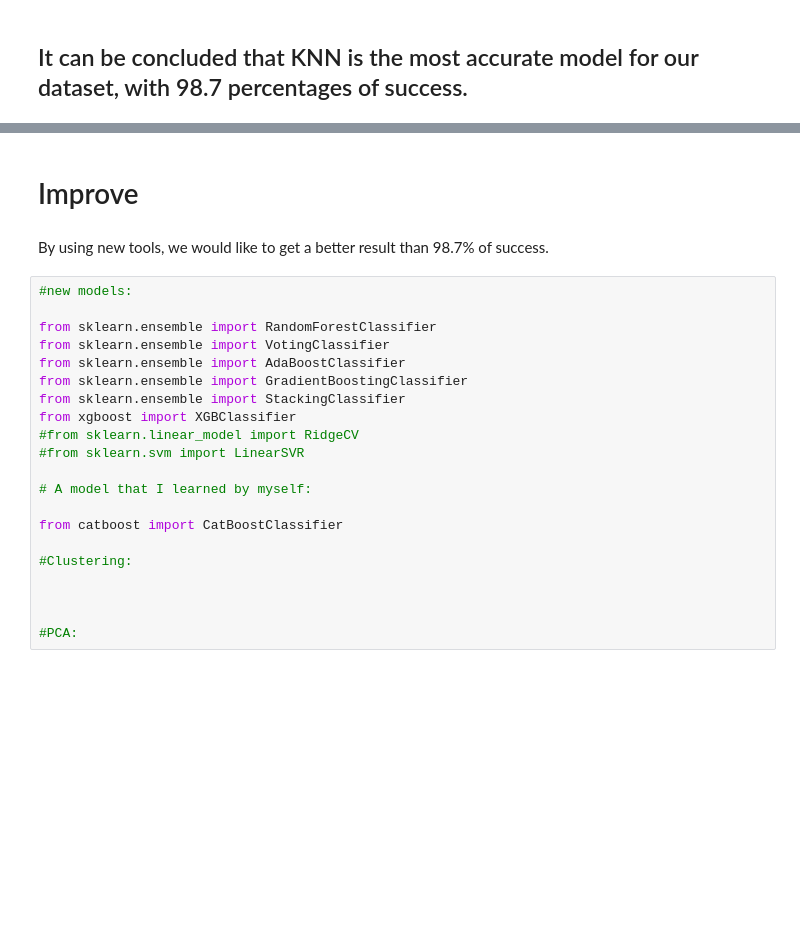
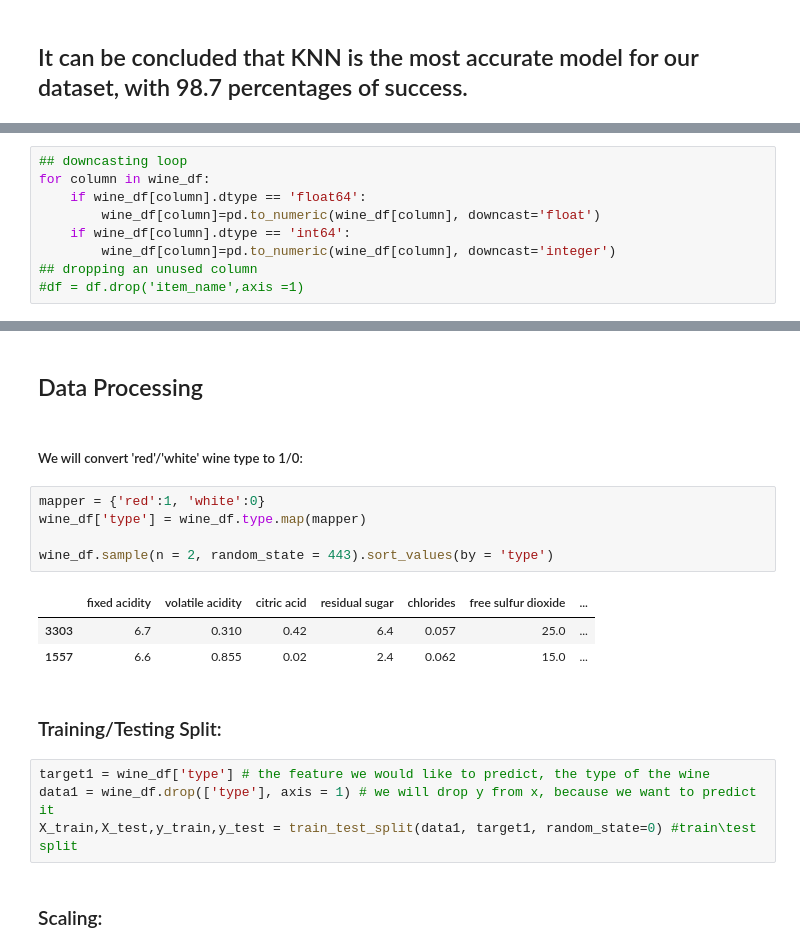
Before and after one commit to haimgoldfisher/Data_Visualization_Final_Project, a Jupyter notebook: NoteBook1 - Classificaion Model From Semester A.ipynb, the cells around one changed output, grey strips where cells are left out. Saved outputs shown, nothing was run; the diff lists cells and outputs as text; blank space fills up the shorter version.

```diff
--- a/NoteBook1 - Classificaion Model From Semester A.ipynb
+++ b/NoteBook1 - Classificaion Model From Semester A.ipynb
@@ -741,0 +815,9 @@ Logistic Regression:   98.3 %
+# %%
+## downcasting loop
+for column in wine_df:
+    if wine_df[column].dtype == 'float64':
+        wine_df[column]=pd.to_numeric(wine_df[column], downcast='float')
+    if wine_df[column].dtype == 'int64':
+        wine_df[column]=pd.to_numeric(wine_df[column], downcast='integer')
+## dropping an unused column
+#df = df.drop('item_name',axis =1)
@@ -742,27 +847,21 @@ Logistic Regression:   98.3 %
+# %% [markdown]
+## Data Processing
+# %% [markdown]
+##### We will convert 'red'/'white' wine type to 1/0:
+# %%
+mapper = {'red':1, 'white':0}
+wine_df['type'] = wine_df.type.map(mapper)
+
+wine_df.sample(n = 2, random_state = 443).sort_values(by = 'type')
+# %% [output]
+|  | fixed acidity | volatile acidity | citric acid | residual sugar | chlorides | free sulfur dioxide | ... |
+| 3303 | 6.7 | 0.310 | 0.42 | 6.4 | 0.057 | 25.0 | ... |
+| 1557 | 6.6 | 0.855 | 0.02 | 2.4 | 0.062 | 15.0 | ... |
+# %% [markdown]
+### Training/Testing Split:
+# %%
+target1 = wine_df['type'] # the feature we would like to predict, the type of the wine
+data1 = wine_df.drop(['type'], axis = 1) # we will drop y from x, because we want to predict it
+X_train,X_test,y_train,y_test = train_test_split(data1, target1, random_state=0) #train\test split
 # %% [markdown]
-
-
-# Improve
+### Scaling:
-# %% [markdown]
-By using new tools, we would like to get a better result than 98.7% of success.
-# %%
-#new models:
-
-from sklearn.ensemble import RandomForestClassifier
-from sklearn.ensemble import VotingClassifier
-from sklearn.ensemble import AdaBoostClassifier
-from sklearn.ensemble import GradientBoostingClassifier
-from sklearn.ensemble import StackingClassifier
-from xgboost import XGBClassifier
-#from sklearn.linear_model import RidgeCV
-#from sklearn.svm import LinearSVR
-
-# A model that I learned by myself:
-
-from catboost import CatBoostClassifier
-
-#Clustering:
-
-
-
-#PCA:
```
Also changed, not shown: parts of 30 cells of this notebook, 4 other files.
